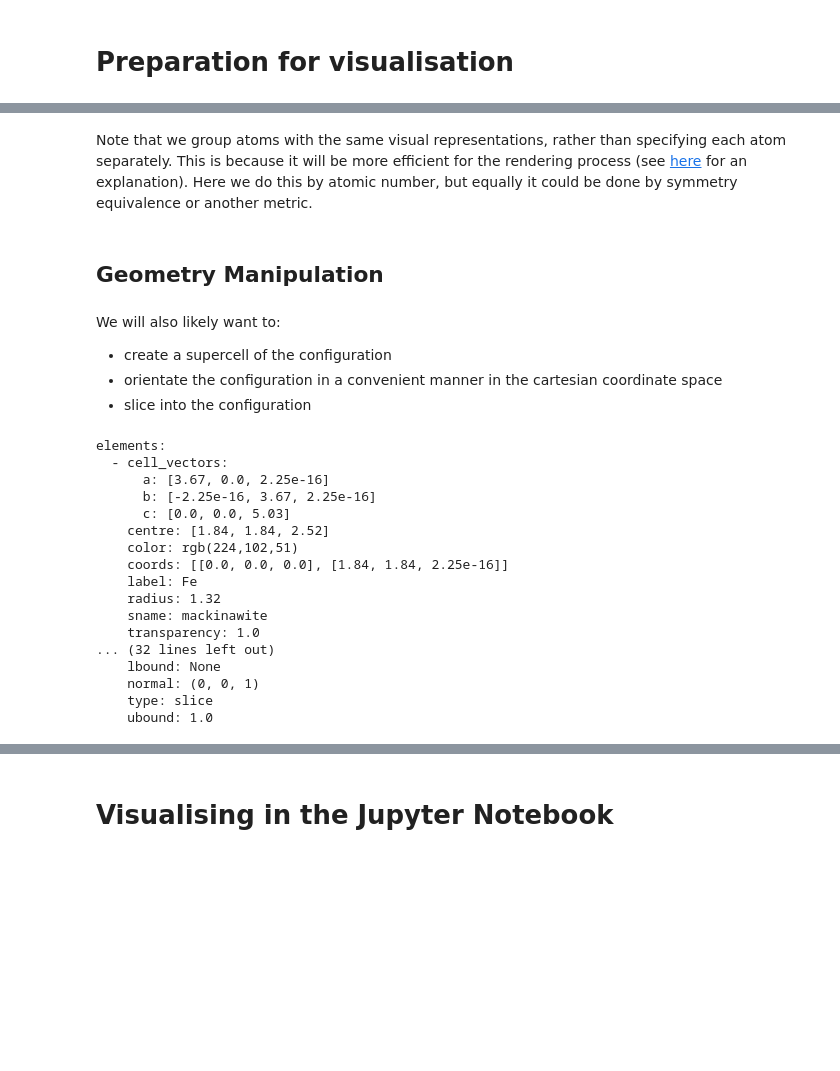
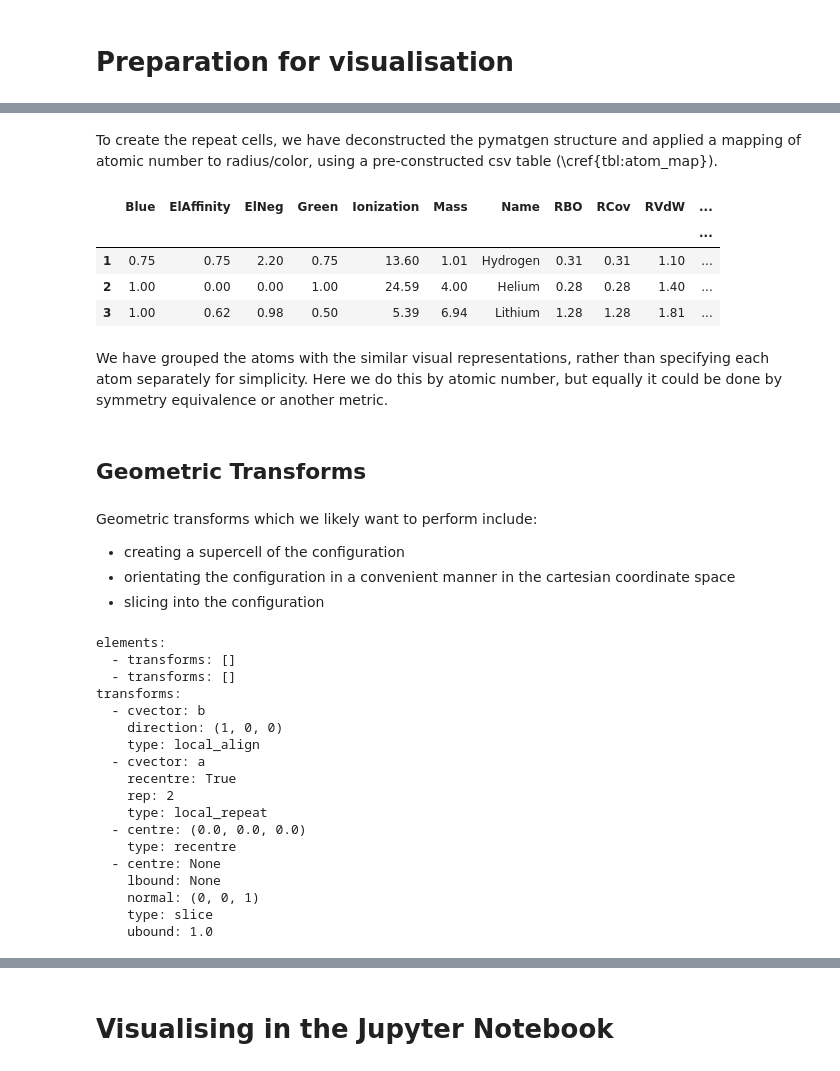
Before and after one commit to chrisjsewell/chrisjsewell.github.io, a Jupyter notebook: 3d_atomic/3D Atomic Visualisation.ipynb, the cells around one changed output, grey strips where cells are left out. Drawn from its saved outputs; the diff is of its cells as text; code cells hidden in the pictures; blank space fills up the shorter version.

```diff
--- a/3d_atomic/3D Atomic Visualisation.ipynb
+++ b/3d_atomic/3D Atomic Visualisation.ipynb
@@ -211,40 +201,50 @@ elements:
 transforms: []
+# %% [markdown]
+To create the repeat cells, we have deconstructed the pymatgen structure and applied a mapping of atomic number to radius/color, using a pre-constructed csv table (\cref{tbl:atom_map}).
+# %%
+amap = avis.get_atom_map()
+amap.head(3).round(2).drop(['MaxBnd','ARENeg'],axis=1)
+# %% [output]
+|  | Blue | ElAffinity | ElNeg | Green | Ionization | Mass | Name | RBO | RCov | RVdW | ... |
+|  |  |  |  |  |  |  |  |  |  |  | ... |
+| 1 | 0.75 | 0.75 | 2.20 | 0.75 | 13.60 | 1.01 | Hydrogen | 0.31 | 0.31 | 1.10 | ... |
+| 2 | 1.00 | 0.00 | 0.00 | 1.00 | 24.59 | 4.00 | Helium | 0.28 | 0.28 | 1.40 | ... |
+| 3 | 1.00 | 0.62 | 0.98 | 0.50 | 5.39 | 6.94 | Lithium | 1.28 | 1.28 | 1.81 | ... |
 # %% [markdown]
-Note that we group atoms with the same visual representations, rather than specifying each atom separately. This is because it will be more efficient for the rendering process (see [here](http://www.ianww.com/blog/2012/11/04/optimizing-three-dot-js-performance-simulating-tens-of-thousands-of-independent-moving-objects/) for an explanation). Here we do this by atomic number, but equally it could be done by symmetry equivalence or another metric.
+We have grouped the atoms with the similar visual representations, rather than specifying each atom separately for simplicity. Here we do this by atomic number, but equally it could be done by symmetry equivalence or another metric.
-# %% [markdown]
-## Geometry Manipulation
+# %% [markdown]
+## Geometric Transforms
 # %% [markdown]
-We will also likely want to:
+Geometric transforms which we likely want to perform include:
 
-- create a supercell of the configuration
-- orientate the configuration in a convenient manner in the cartesian coordinate space
-- slice into the configuration
+- creating a supercell of the configuration
+- orientating the configuration in a convenient manner in the cartesian coordinate space
+- slicing into the configuration
 # %%
 struct = my_data.cif_files.FeS_mackinawite_cif.structure
 vstruct = avis.struct_to_visual(struct,'mackinawite')
 avis.add_transform_align(vstruct,'b')
-avis.avis.add_transform_repeat(vstruct,'a',2)
-avis.add_transform_repeat(vstruct,'b',2)
-avis.add_transform_repeat(vstruct,'c',2)
+avis.add_transform_repeat(vstruct,'a',2)
 avis.add_transform_recentre(vstruct)
 avis.add_transform_slice(vstruct,(0,0,1),ubound=1.)
 
-edict.pprint(vstruct,
+edict.pprint(edict.filter_keys(vstruct,['transforms']),
     max_width=67,keycolor='blue',round_floats=3)
 # %% [output]
 elements:
-  - cell_vectors:
-      a: [3.67, 0.0, 2.25e-16]
-      b: [-2.25e-16, 3.67, 2.25e-16]
-      c: [0.0, 0.0, 5.03]
-    centre: [1.84, 1.84, 2.52]
-    color: rgb(224,102,51)
-    coords: [[0.0, 0.0, 0.0], [1.84, 1.84, 2.25e-16]]
-    label: Fe
-    radius: 1.32
-    sname: mackinawite
-    transparency: 1.0
-... (32 lines left out)
+  - transforms: []
+  - transforms: []
+transforms:
+  - cvector: b
+    direction: (1, 0, 0)
+    type: local_align
+  - cvector: a
+    recentre: True
+    rep: 2
+    type: local_repeat
+  - centre: (0.0, 0.0, 0.0)
+    type: recentre
+  - centre: None
     lbound: None
     normal: (0, 0, 1)
     type: slice
```
Also changed, not shown: parts of 42 cells of this notebook, 27 other files.
